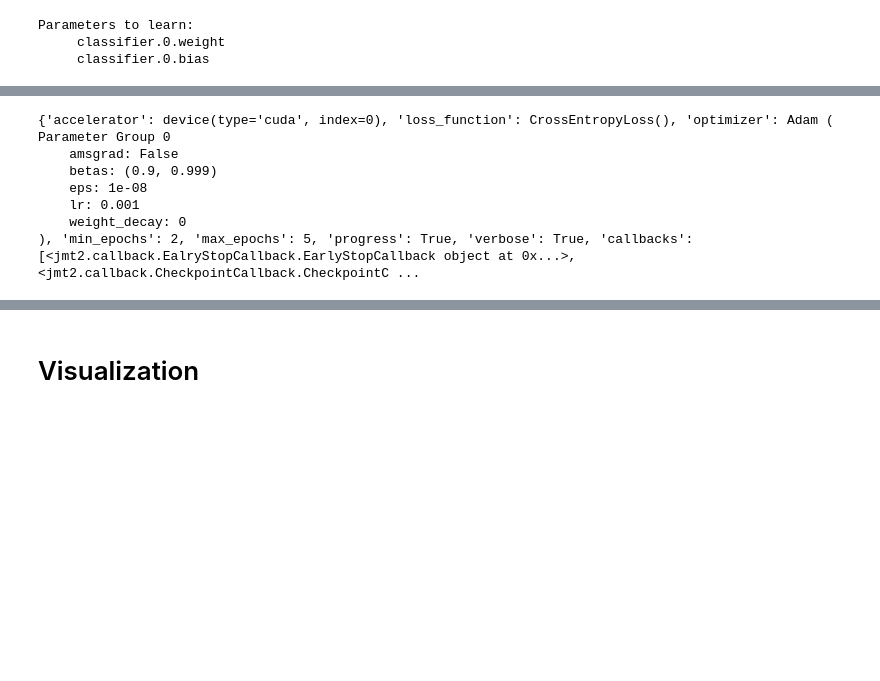
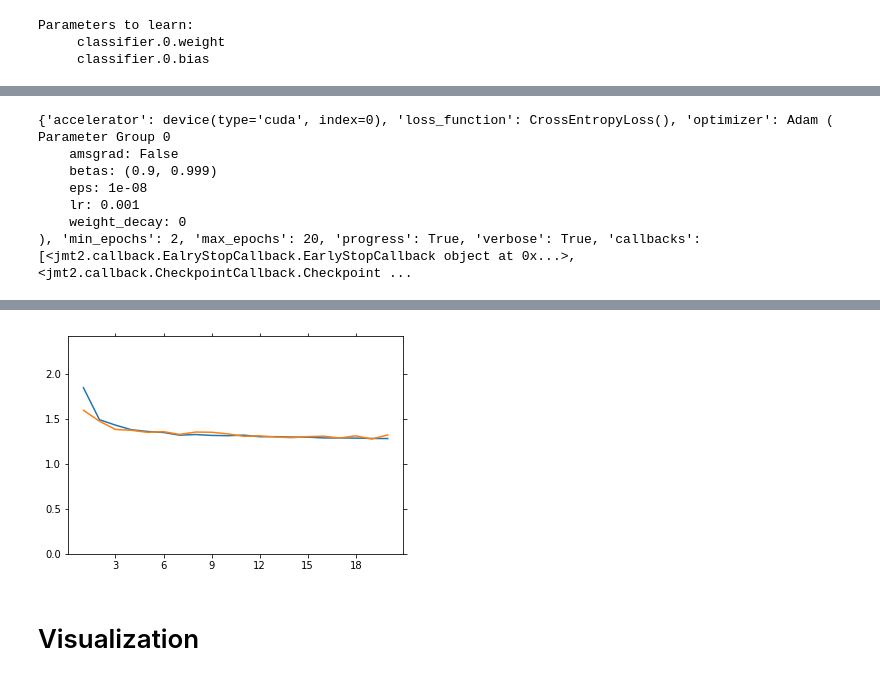
Before and after one commit to joonas-yoon/jmt, a Jupyter notebook: examples/trainer.ipynb, the cells around one changed output, grey strips where cells are left out. Drawn from its saved outputs; the diff is of its cells as text; code cells hidden in the pictures; blank space fills up the shorter version.

```diff
--- a/examples/trainer.ipynb
+++ b/examples/trainer.ipynb
@@ -265,7 +265,7 @@ args = {
             max_seconds=5 * 3600,
             verbose=True),
         callback.CheckpointCallback(
-            name='model.pth',
+            name='example_cifa10.pth',
             min_delta=0.05,
             load_from_checkpoint=True,
             verbose=True),
@@ -288,4 +288,4 @@ Parameter Group 0
     eps: 1e-08
     lr: 0.001
     weight_decay: 0
-), 'min_epochs': 2, 'max_epochs': 5, 'progress': True, 'verbose': True, 'callbacks': [<jmt2.callback.EalryStopCallback.EarlyStopCallback object at 0x...>, <jmt2.callback.CheckpointCallback.CheckpointC ...
+), 'min_epochs': 2, 'max_epochs': 20, 'progress': True, 'verbose': True, 'callbacks': [<jmt2.callback.EalryStopCallback.EarlyStopCallback object at 0x...>, <jmt2.callback.CheckpointCallback.Checkpoint ...
@@ -300,3 +309,4 @@ Parameter Group 0
+[figure, added]
 # %% [markdown]
 # Visualization
 # %%
```
Also changed, not shown: parts of 5 cells of this notebook, 1 other file.
